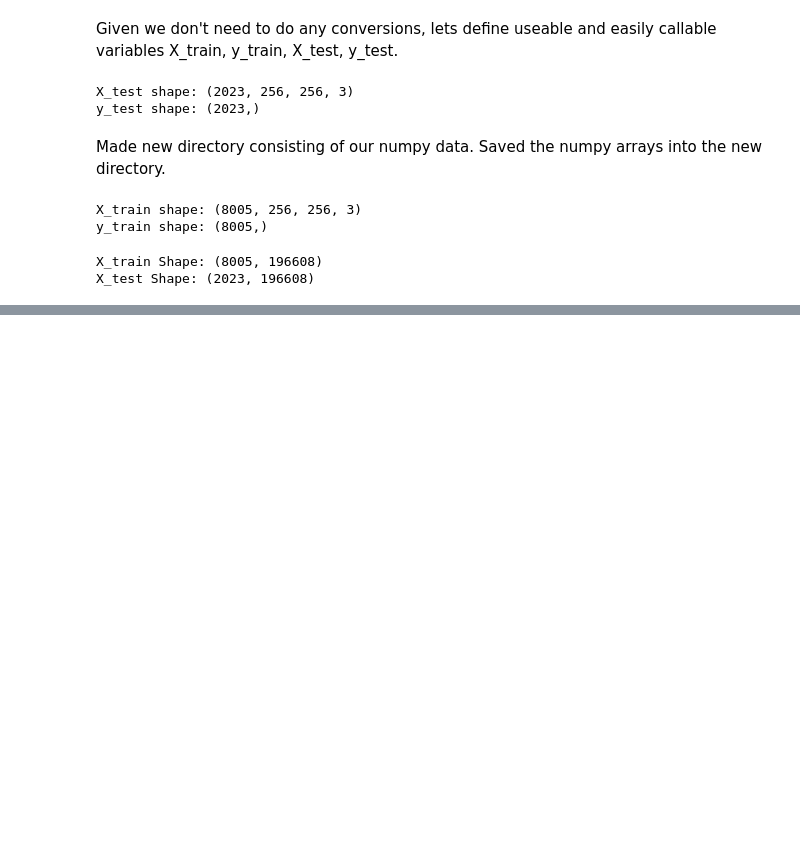
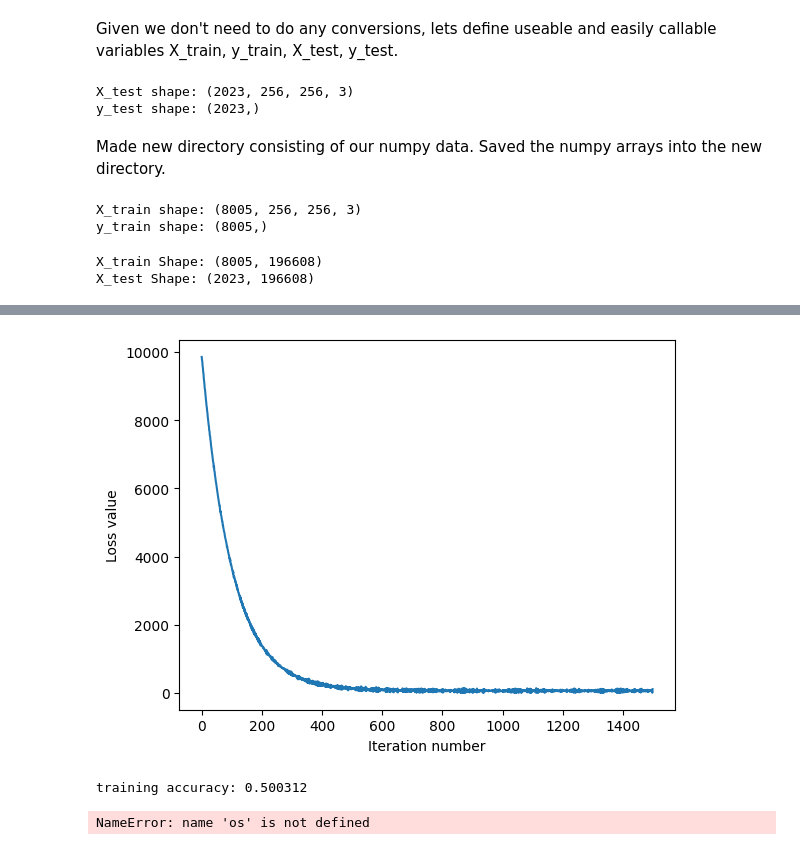
Before and after one commit to JamesFurdui/ML-Projects, a Jupyter notebook: Numpy_NN/cv_image_classifcation.ipynb, the cells around one changed output, grey strips where cells are left out. Saved outputs shown, nothing was run; the diff lists cells and outputs as text; code cells hidden in the pictures; blank space fills up the shorter version.

Commit message:
Training completed with an accuracy of 50%
Co-authored-by: Copilot <copilot@github.com>

```diff
--- a/Numpy_NN/cv_image_classifcation.ipynb
+++ b/Numpy_NN/cv_image_classifcation.ipynb
@@ -206,6 +206,11 @@ np.save("numpy_data/y_train.npy", y_train)
 # %% [output]
 X_train shape: (8005, 256, 256, 3)
 y_train shape: (8005,)
+# %%
+X_train = np.load("numpy_data/X_train.npy")
+y_train = np.load("numpy_data/y_train.npy")
+X_test = np.load("numpy_data/X_test.npy")
+y_test = np.load("numpy_data/y_test.npy")
 # %%
 X_train = np.reshape(X_train, (X_train.shape[0], -1))
 X_test = np.reshape(X_test, (X_test.shape[0], -1))
@@ -298,0 +304,9 @@ difference: -0.000000
+# %%
+from linear_classifier import Softmax
+softmax = Softmax()
+tic = time.time()
+loss_hist = softmax.train(X_train, y_train, learning_rate=1e-7, reg=2.5e4,
+                          num_iters=1500, verbose=True)
+toc = time.time()
+
+print('Training took %fs' % (toc - tic))
@@ -298,0 +330,22 @@ difference: -0.000000
+# %%
+import matplotlib.pyplot as plt
+plt.plot(loss_hist[1])
+plt.xlabel('Iteration number')
+plt.ylabel('Loss value')
+plt.show()
+# %% [output]
+[figure, added]
+# %%
+y_train_pred = softmax.predict(X_train)
+print('training accuracy: %f' % (np.mean(y_train == y_train_pred)))
+# %% [output]
+training accuracy: 0.500312
+# %%
+import linear_classifier
+import importlib
+importlib.reload(linear_classifier)
+
+os.makedirs("saved/", exist_ok=True)
+softmax.save("softmax.npy")
+# %% [output]
+NameError: name 'os' is not defined
```
Also changed, not shown: parts of 5 cells of this notebook, 1 other file.
